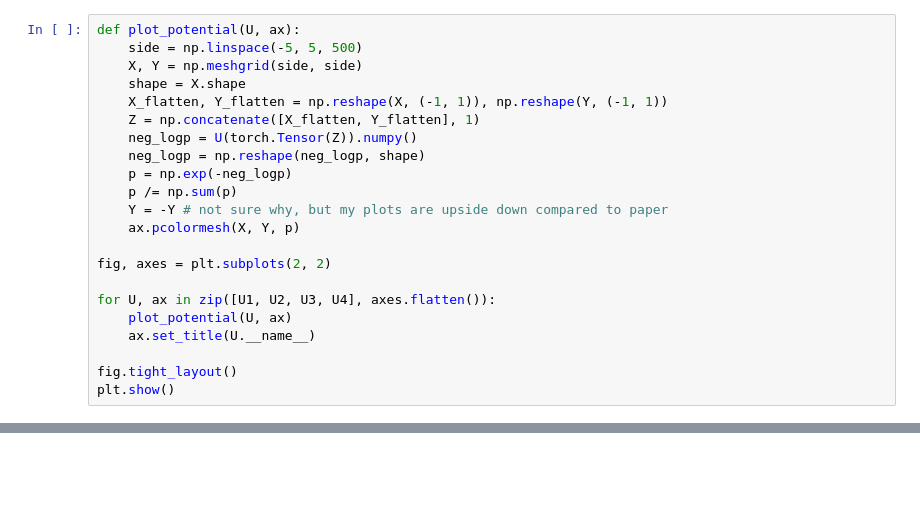
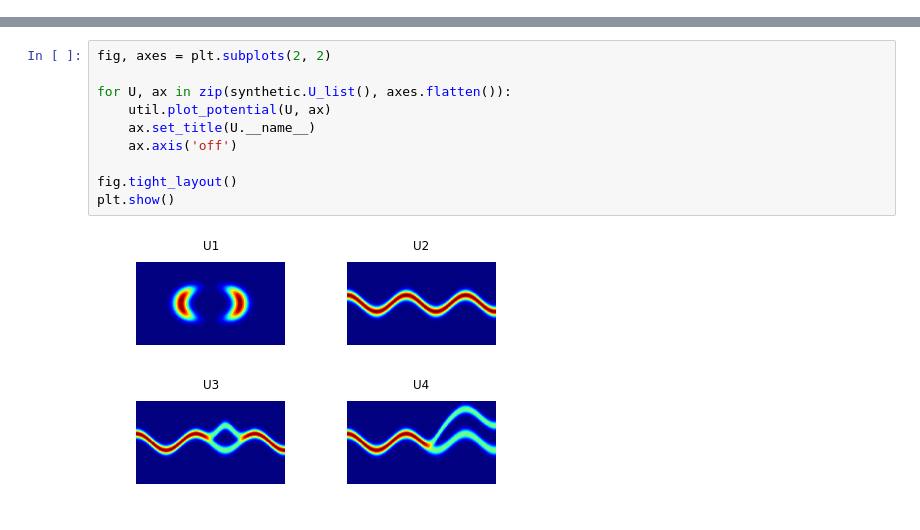
Before and after one commit to 16lawrencel/vae-normflow, a Jupyter notebook: src/normflow_synthetic.ipynb, the cells around one changed output, grey strips where cells are left out. Drawn from its saved outputs; the diff is of its cells as text; blank space fills up the shorter version.

Commit message:
finished frey face vae, norm flow on synthetic

```diff
--- a/src/normflow_synthetic.ipynb
+++ b/src/normflow_synthetic.ipynb
@@ -165,22 +0,0 @@ def U4(z):
-# %%
-def plot_potential(U, ax):
-    side = np.linspace(-5, 5, 500)
-    X, Y = np.meshgrid(side, side)
-    shape = X.shape
-    X_flatten, Y_flatten = np.reshape(X, (-1, 1)), np.reshape(Y, (-1, 1))
-    Z = np.concatenate([X_flatten, Y_flatten], 1)
-    neg_logp = U(torch.Tensor(Z)).numpy()
-    neg_logp = np.reshape(neg_logp, shape)
-    p = np.exp(-neg_logp)
-    p /= np.sum(p)
-    Y = -Y # not sure why, but my plots are upside down compared to paper
-    ax.pcolormesh(X, Y, p)
-
-fig, axes = plt.subplots(2, 2)
-
-for U, ax in zip([U1, U2, U3, U4], axes.flatten()):
-    plot_potential(U, ax)
-    ax.set_title(U.__name__)
-
-fig.tight_layout()
-plt.show()
@@ -249,0 +17,12 @@ Sampling..........
+# %%
+fig, axes = plt.subplots(2, 2)
+
+for U, ax in zip(synthetic.U_list(), axes.flatten()):
+    util.plot_potential(U, ax)
+    ax.set_title(U.__name__)
+    ax.axis('off')
+
+fig.tight_layout()
+plt.show()
+# %% [output]
+[figure, added]
```
Also changed, not shown: parts of 16 cells of this notebook, 5 other files.
